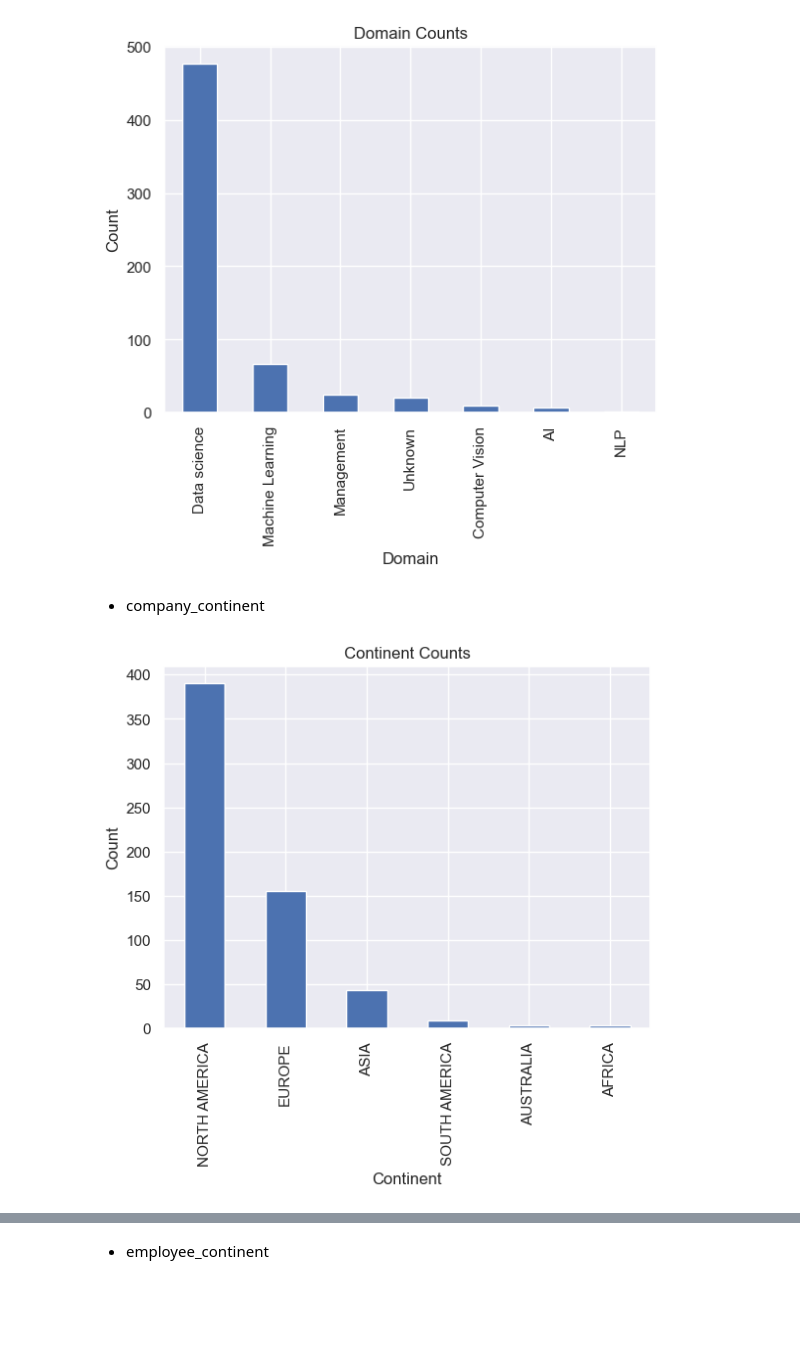
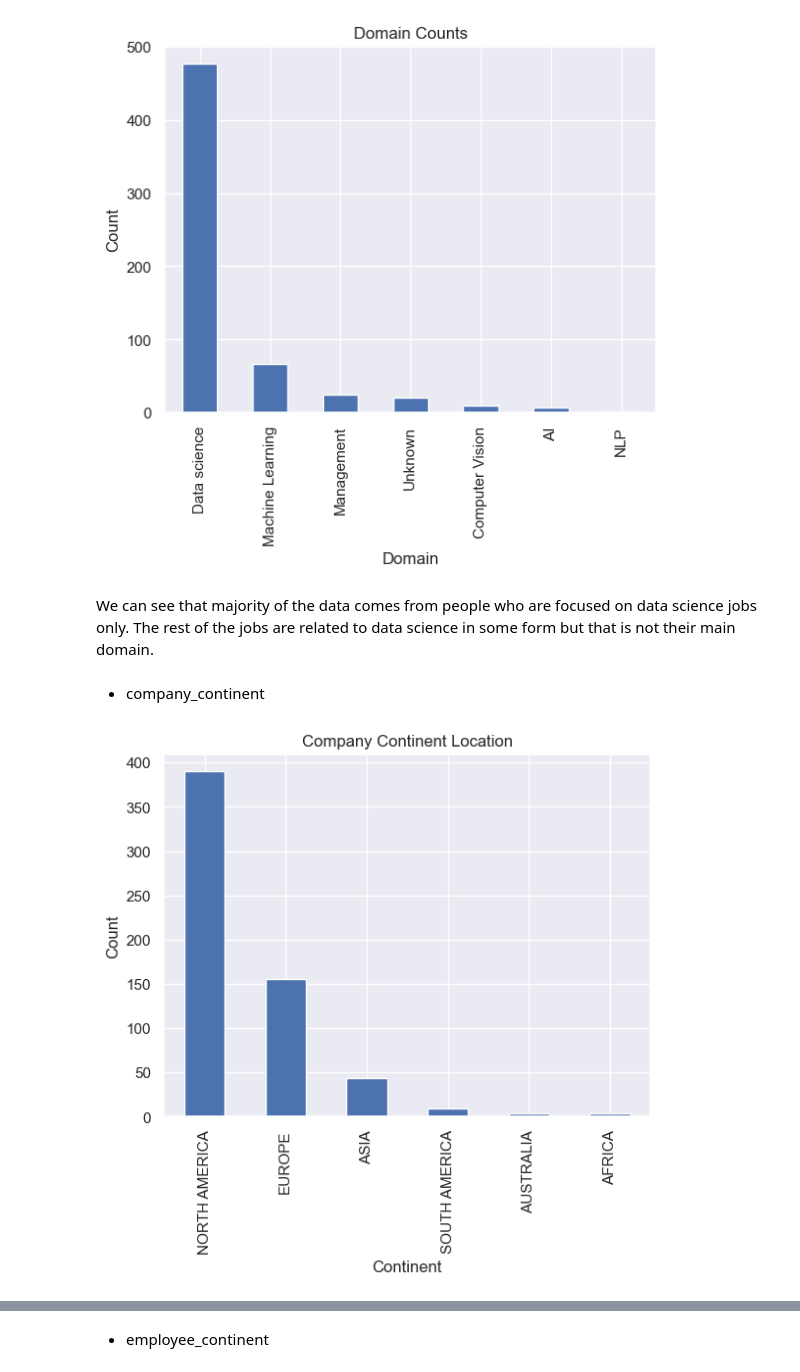
Before and after one commit to legitaxes/sc1015-mini_assignment, a Jupyter notebook: EDA-of-Dataset.ipynb, the cells around one changed output, grey strips where cells are left out. Drawn from its saved outputs; the diff is of its cells as text; code cells hidden in the pictures; blank space fills up the shorter version.

```diff
--- a/EDA-of-Dataset.ipynb
+++ b/EDA-of-Dataset.ipynb
@@ -133,15 +135,18 @@ plt.ylabel('Count')
 plt.show()
 # %% [output]
 [figure]
+# %% [markdown]
+We can see that majority of the data comes from people who are focused on data science jobs only.
+The rest of the jobs are related to data science in some form but that is not their main domain.
 # %% [markdown]
 - company_continent
 # %%
 domain = dsdata['company_continent']
 counts = domain.value_counts()
 counts.plot(kind='bar')
-plt.title('Continent Counts')
+plt.title('Company Continent Location')
 plt.xlabel('Continent')
 plt.ylabel('Count')
 plt.show()
 # %% [output]
-[figure, old version]
+[figure, new version]
```
Also changed, not shown: parts of 7 cells of this notebook, 1 other file.
